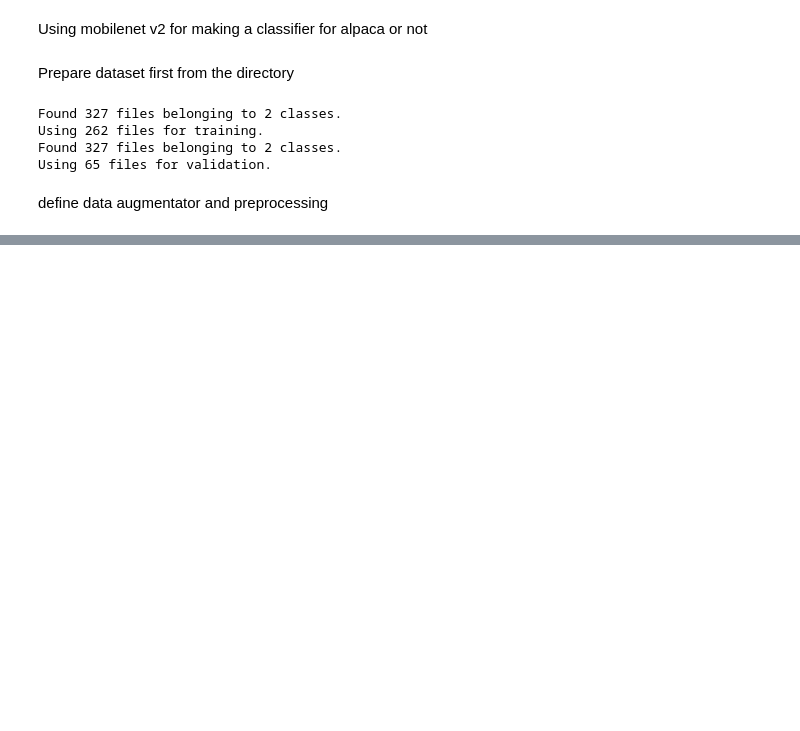
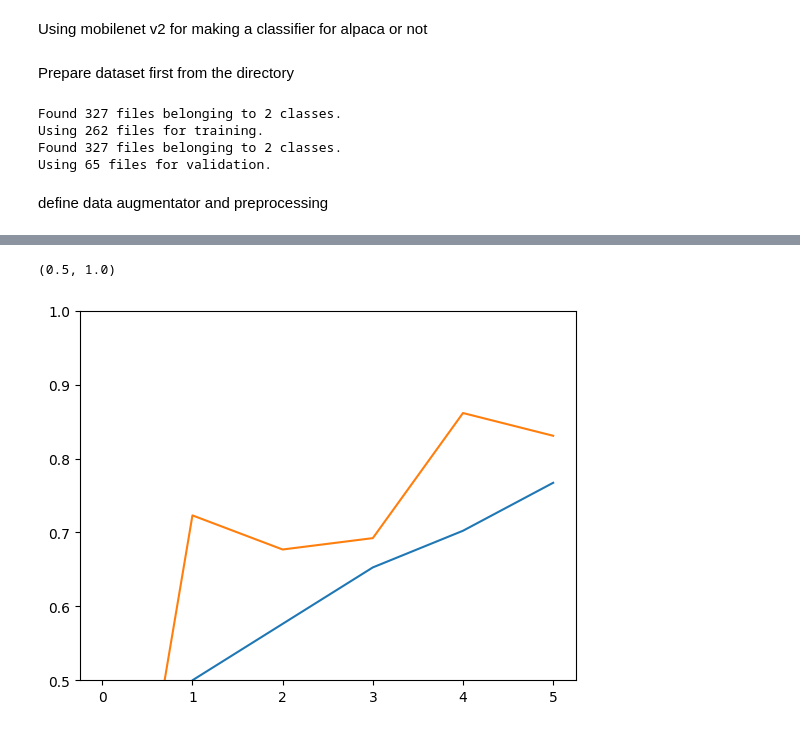
Before and after one commit to jebish/Deep-Learning, a Jupyter notebook: tl.ipynb, the cells around one changed output, grey strips where cells are left out. Saved outputs shown, nothing was run; the diff lists cells and outputs as text; code cells hidden in the pictures; blank space fills up the shorter version.

```diff
--- a/tl.ipynb
+++ b/tl.ipynb
@@ -77,7 +142,7 @@ def alpaca_model(image_shape,data_augmentation=data_augmentator()):
 # %%
 initial_epoch=5
 model1=alpaca_model(IMAGE_SIZE)
-model1.compile(optimizer=tf.keras.optimizers.Adam(learning_rate=0.01),
+model1.compile(optimizer=tf.keras.optimizers.Adam(learning_rate=0.001),
                loss=tf.keras.losses.BinaryCrossentropy(from_logits=True),
                metrics=['accuracy'])
 model1.summary()
@@ -114,0 +180,9 @@ Epoch 5/5
+# %%
+acc=[0.]+history.history['accuracy']
+val_acc=[0.]+history.history['val_accuracy']
+plt.plot(acc)
+plt.plot(val_acc)
+plt.ylim([0.5,1.0])
+# %% [output]
+(0.5, 1.0)
+[figure, added]
```
Also changed, not shown: parts of 10 cells of this notebook, 7 other files.
